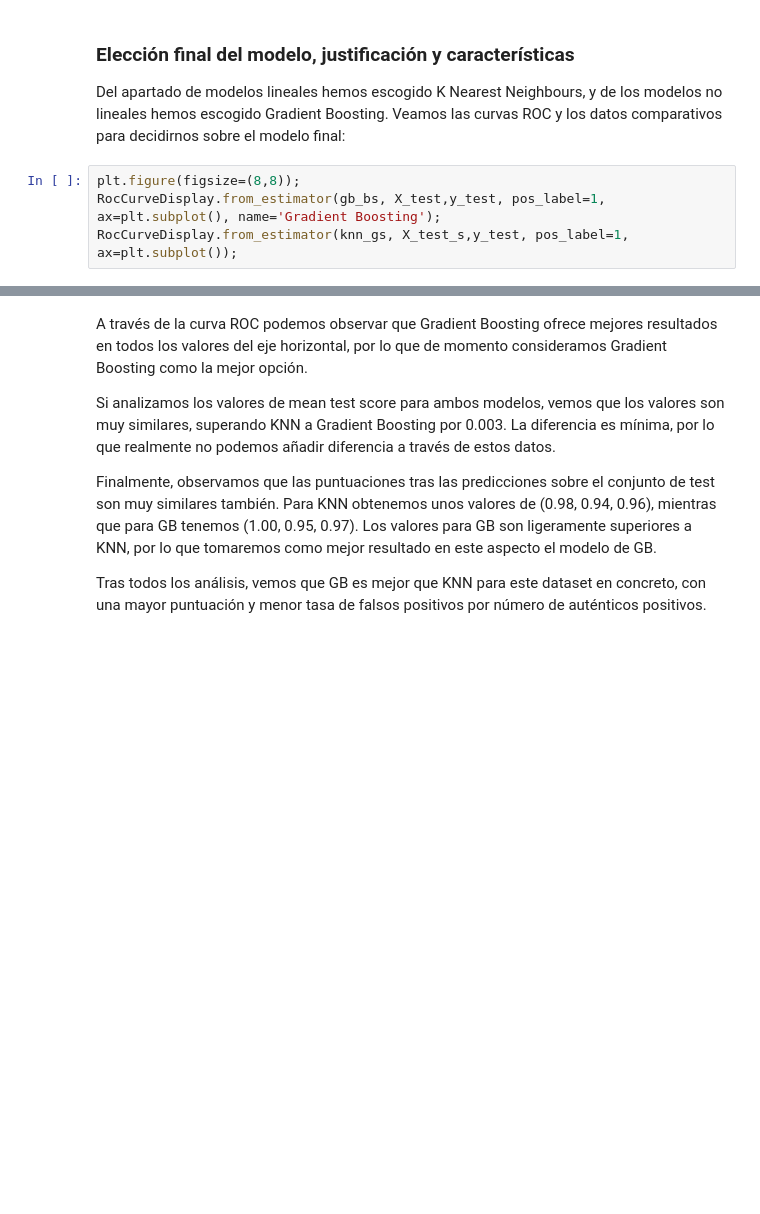
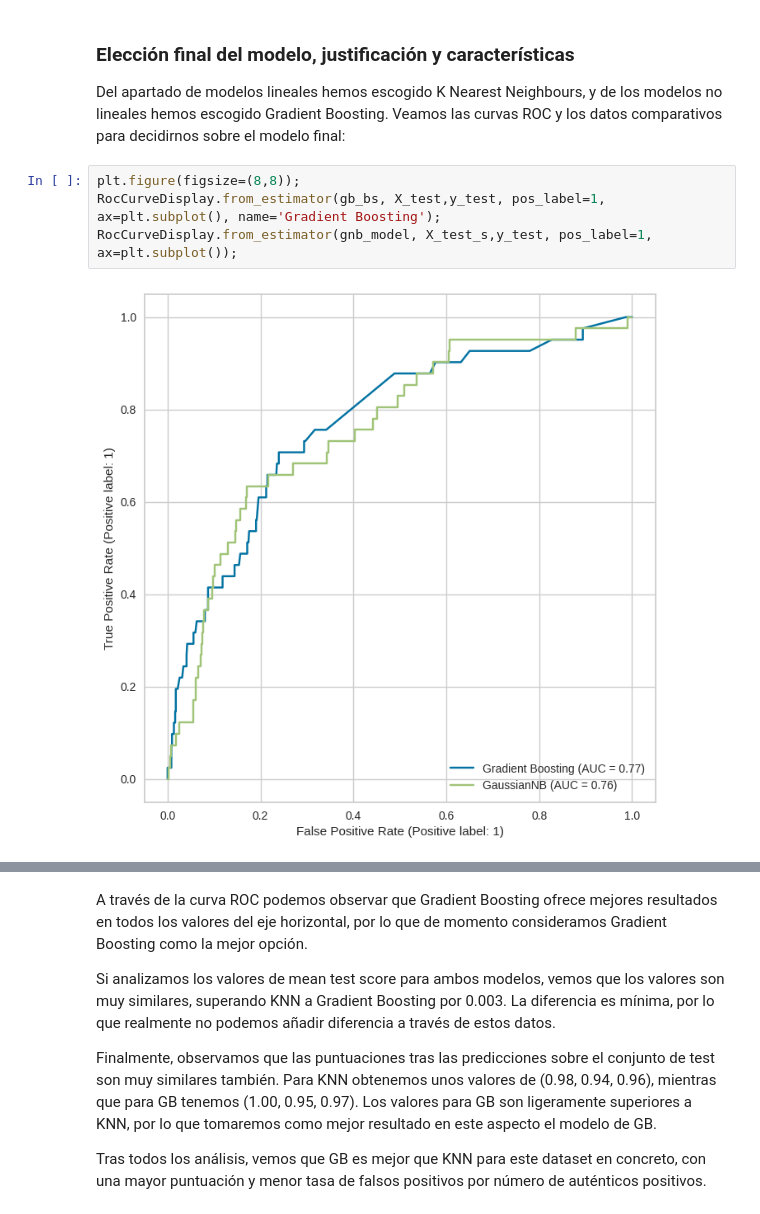
Before and after one commit to AlphaIcarus/PracticaAPA, a Jupyter notebook: Práctica_Guillem_Gonzalez_Carles_Orriols.ipynb, the cells around one changed output, grey strips where cells are left out. Cells and saved outputs as stored; diff of their text form; blank space fills up the shorter version.

```diff
--- a/Práctica_Guillem_Gonzalez_Carles_Orriols.ipynb
+++ b/Práctica_Guillem_Gonzalez_Carles_Orriols.ipynb
@@ -578,6 +648,8 @@ Del apartado de modelos lineales hemos escogido K Nearest Neighbours, y de los m
 # %%
 plt.figure(figsize=(8,8));
 RocCurveDisplay.from_estimator(gb_bs, X_test,y_test, pos_label=1, ax=plt.subplot(), name='Gradient Boosting');
-RocCurveDisplay.from_estimator(knn_gs, X_test_s,y_test, pos_label=1, ax=plt.subplot());
+RocCurveDisplay.from_estimator(gnb_model, X_test_s,y_test, pos_label=1, ax=plt.subplot());
+# %% [output]
+[figure, added]
 # %%
 show_html(pd.DataFrame(knn_gs.cv_results_).loc[:,['params', 'mean_test_score','rank_test_score']].sort_values(by='rank_test_score').head().to_html())
```
Also changed, not shown: parts of 25 cells of this notebook.
